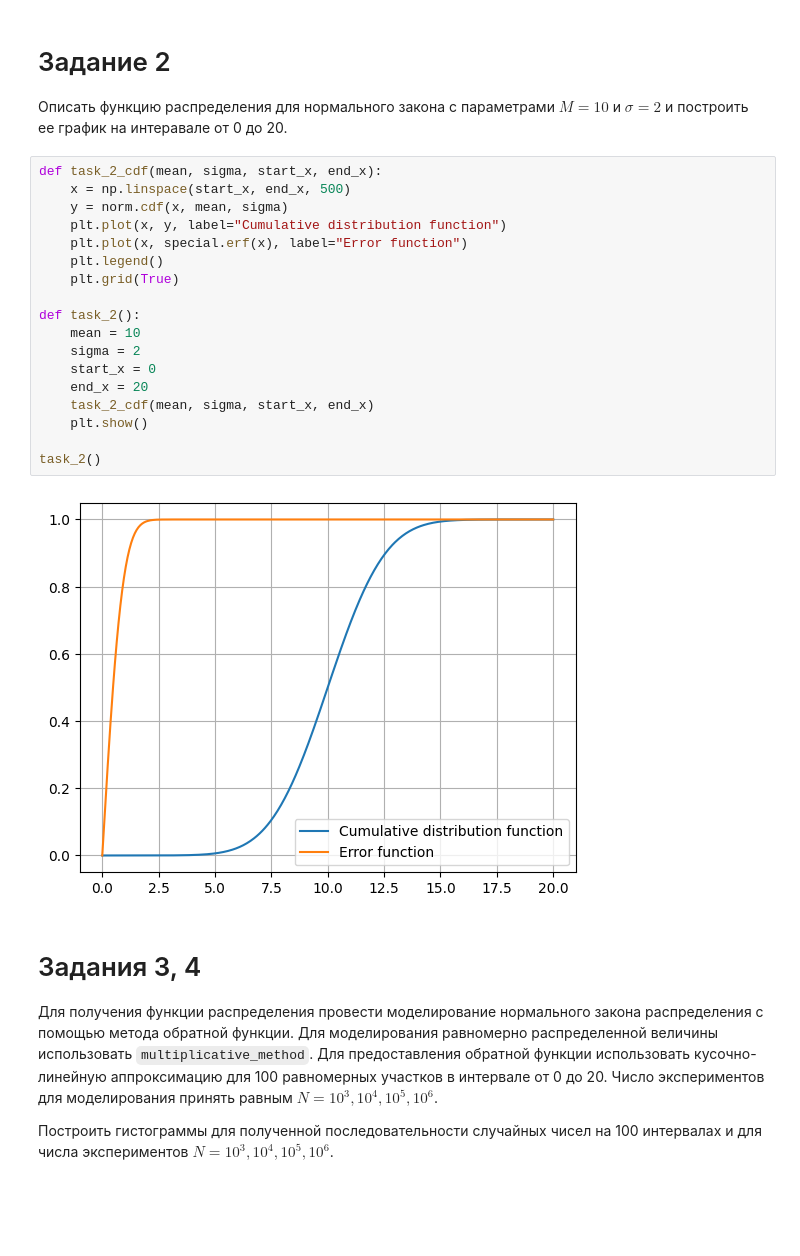
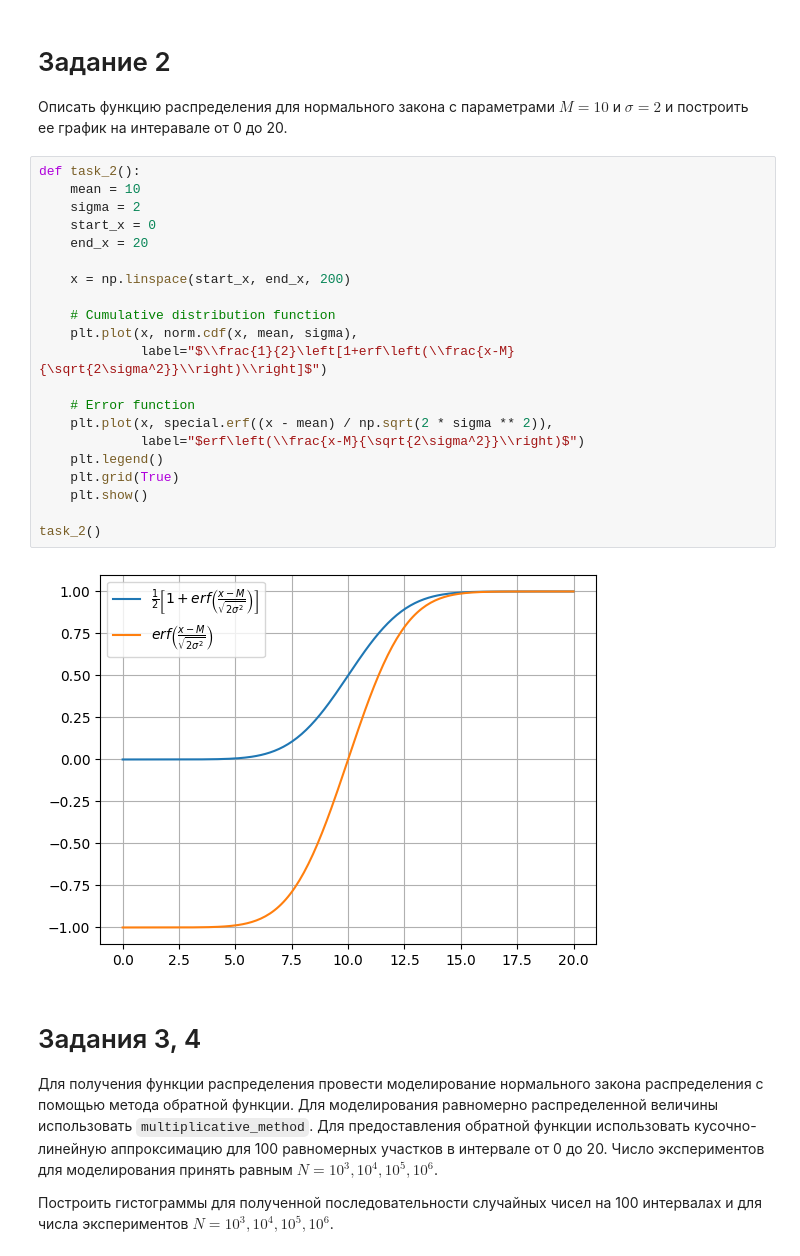
Before and after one commit to ValeryVerkhoturov/systems-modeling, a Jupyter notebook: практика 3/practice 3.ipynb, the cells around one changed output. Saved outputs shown, nothing was run; the diff lists cells and outputs as text; blank space fills up the shorter version.

Commit message:
Add plot legend to practice 3

```diff
--- a/практика 3/practice 3.ipynb
+++ b/практика 3/practice 3.ipynb
@@ -61,26 +61,29 @@ task_1()
 # Задание 2
 
 Описать функцию распределения для нормального закона с параметрами $M = 10$ и $\sigma = 2$ и построить ее график на интеравале от 0 до 20.
-# %%
-def task_2_cdf(mean, sigma, start_x, end_x):
-    x = np.linspace(start_x, end_x, 500)
-    y = norm.cdf(x, mean, sigma)
-    plt.plot(x, y, label="Cumulative distribution function")
-    plt.plot(x, special.erf(x), label="Error function")
-    plt.legend()
-    plt.grid(True)
-
-def task_2():
-    mean = 10
-    sigma = 2
-    start_x = 0
-    end_x = 20
-    task_2_cdf(mean, sigma, start_x, end_x)
-    plt.show()
-
-task_2()
-# %% [output]
-[figure, removed]
+# %%
+def task_2():
+    mean = 10
+    sigma = 2
+    start_x = 0
+    end_x = 20
+
+    x = np.linspace(start_x, end_x, 200)
+
+    # Cumulative distribution function
+    plt.plot(x, norm.cdf(x, mean, sigma),
+             label="$\\frac{1}{2}\left[1+erf\left(\\frac{x-M}{\sqrt{2\sigma^2}}\\right)\\right]$")
+
+    # Error function
+    plt.plot(x, special.erf((x - mean) / np.sqrt(2 * sigma ** 2)),
+             label="$erf\left(\\frac{x-M}{\sqrt{2\sigma^2}}\\right)$")
+    plt.legend()
+    plt.grid(True)
+    plt.show()
+
+task_2()
+# %% [output]
+[figure, added]
 # %% [markdown]
 # Задания 3, 4
 
```
Also changed, not shown: 1 other file.
